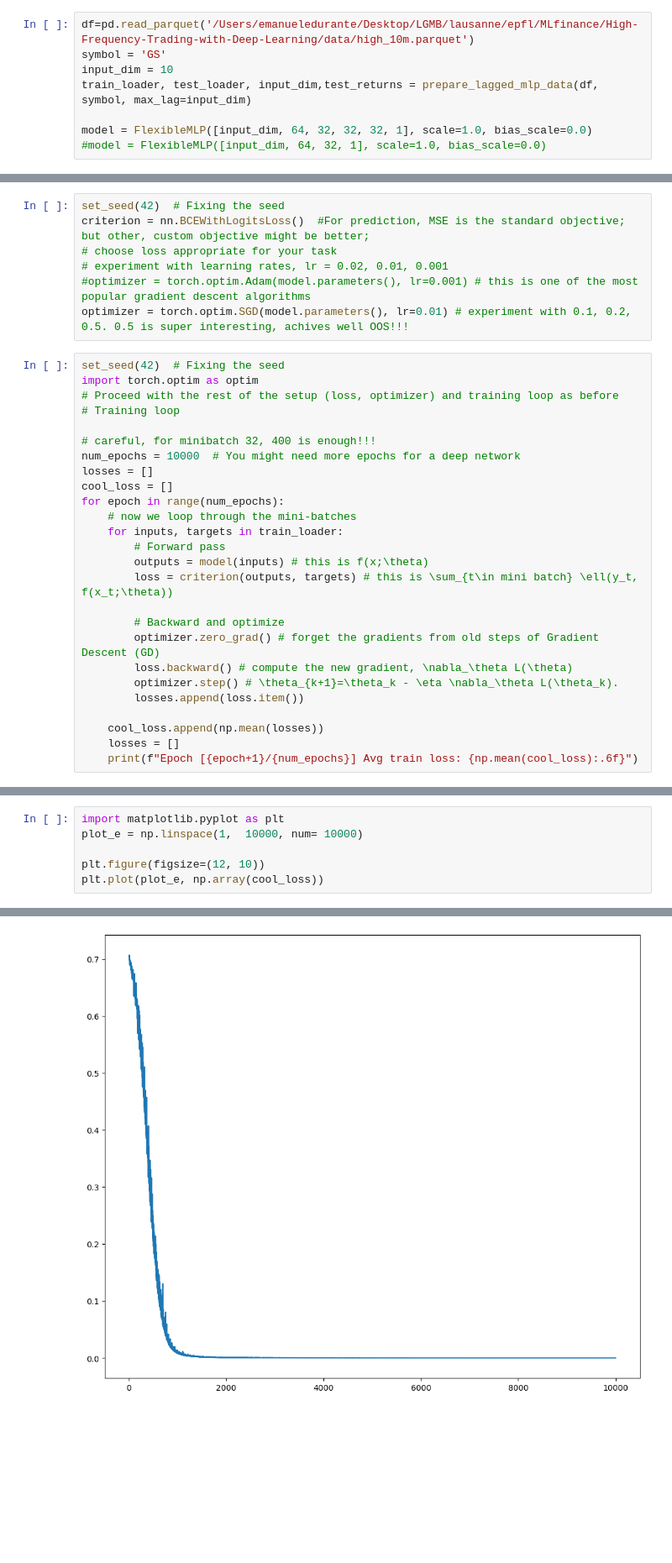
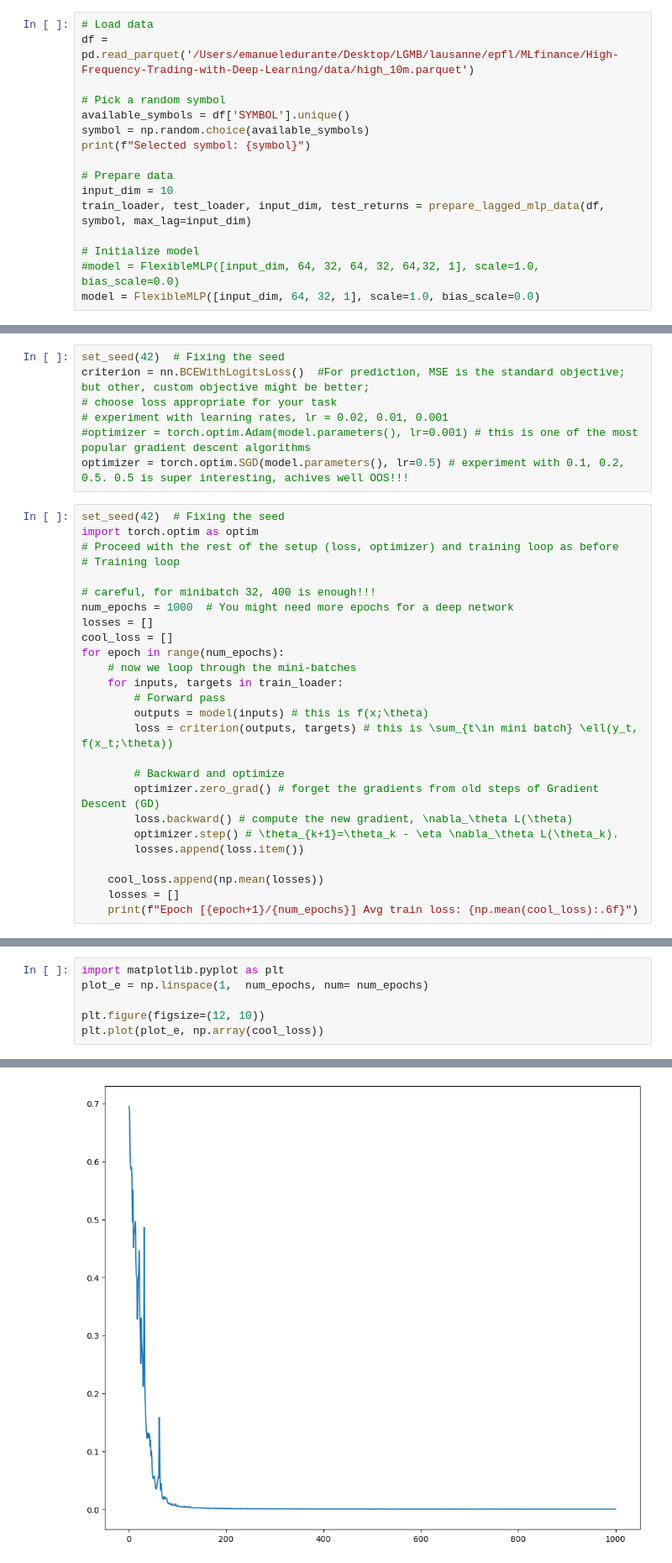
Before and after one commit to PipsCods/High-Frequency-Trading-with-Deep-Learning, a Jupyter notebook: src/notebooks/deeplearning_classification_ema.ipynb, the cells around one changed output, grey strips where cells are left out. Shown: that part at 84% size. Saved outputs shown, nothing was run; the diff lists cells and outputs as text; blank space fills up the shorter version.

```diff
--- a/src/notebooks/deeplearning_classification_ema.ipynb
+++ b/src/notebooks/deeplearning_classification_ema.ipynb
@@ -219,10 +219,18 @@ def prepare_lagged_mlp_data(df: pd.DataFrame, symbol: str, max_lag: int = 10, te
 
     return train_loader, test_loader, X.shape[1], y_raw_test  # <--- Added test_returns
 # %%
-df=pd.read_parquet('/Users/emanueledurante/Desktop/LGMB/lausanne/epfl/MLfinance/High-Frequency-Trading-with-Deep-Learning/data/high_10m.parquet')
-symbol = 'GS'
+# Load data
+df = pd.read_parquet('/Users/emanueledurante/Desktop/LGMB/lausanne/epfl/MLfinance/High-Frequency-Trading-with-Deep-Learning/data/high_10m.parquet')
+
+# Pick a random symbol
+available_symbols = df['SYMBOL'].unique()
+symbol = np.random.choice(available_symbols)
+print(f"Selected symbol: {symbol}")
+
+# Prepare data
 input_dim = 10
-train_loader, test_loader, input_dim,test_returns = prepare_lagged_mlp_data(df, symbol, max_lag=input_dim)
+train_loader, test_loader, input_dim, test_returns = prepare_lagged_mlp_data(df, symbol, max_lag=input_dim)
 
-model = FlexibleMLP([input_dim, 64, 32, 32, 32, 1], scale=1.0, bias_scale=0.0)
-#model = FlexibleMLP([input_dim, 64, 32, 1], scale=1.0, bias_scale=0.0)
+# Initialize model
+#model = FlexibleMLP([input_dim, 64, 32, 64, 32, 64,32, 1], scale=1.0, bias_scale=0.0)
+model = FlexibleMLP([input_dim, 64, 32, 1], scale=1.0, bias_scale=0.0)
@@ -232,7 +242,7 @@ criterion = nn.BCEWithLogitsLoss()  #For prediction, MSE is the standard objecti
 # choose loss appropriate for your task
 # experiment with learning rates, lr = 0.02, 0.01, 0.001
 #optimizer = torch.optim.Adam(model.parameters(), lr=0.001) # this is one of the most popular gradient descent algorithms
-optimizer = torch.optim.SGD(model.parameters(), lr=0.01) # experiment with 0.1, 0.2, 0.5. 0.5 is super interesting, achives well OOS!!!
+optimizer = torch.optim.SGD(model.parameters(), lr=0.5) # experiment with 0.1, 0.2, 0.5. 0.5 is super interesting, achives well OOS!!!
 # %%
 set_seed(42)  # Fixing the seed
 import torch.optim as optim
@@ -240,7 +250,7 @@ import torch.optim as optim
 # Training loop
 
 # careful, for minibatch 32, 400 is enough!!!
-num_epochs = 10000  # You might need more epochs for a deep network
+num_epochs = 1000  # You might need more epochs for a deep network
 losses = []
 cool_loss = []
 for epoch in range(num_epochs):
@@ -280,12 +290,12 @@ Epo
 # %%
 import matplotlib.pyplot as plt
-plot_e = np.linspace(1,  10000, num= 10000)
+plot_e = np.linspace(1,  num_epochs, num= num_epochs)
 
 plt.figure(figsize=(12, 10))
 plt.plot(plot_e, np.array(cool_loss))
 # %% [output]
 [<matplotlib.lines.Line2D at 0x...>]
-[figure, old version]
+[figure, new version]
 # %%
 from sklearn.metrics import confusion_matrix, ConfusionMatrixDisplay, accuracy_score, precision_score, recall_score, f1_score
 import matplotlib.pyplot as plt
```
Also changed, not shown: parts of 4 cells of this notebook, 1 other file.
